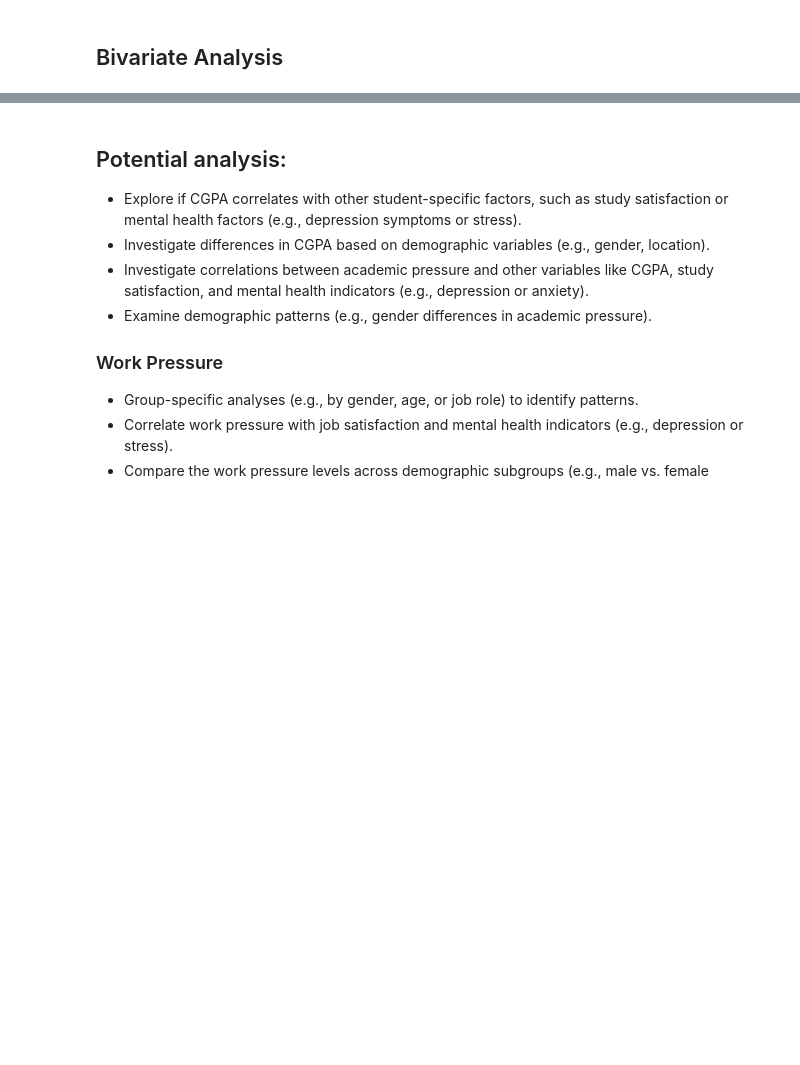
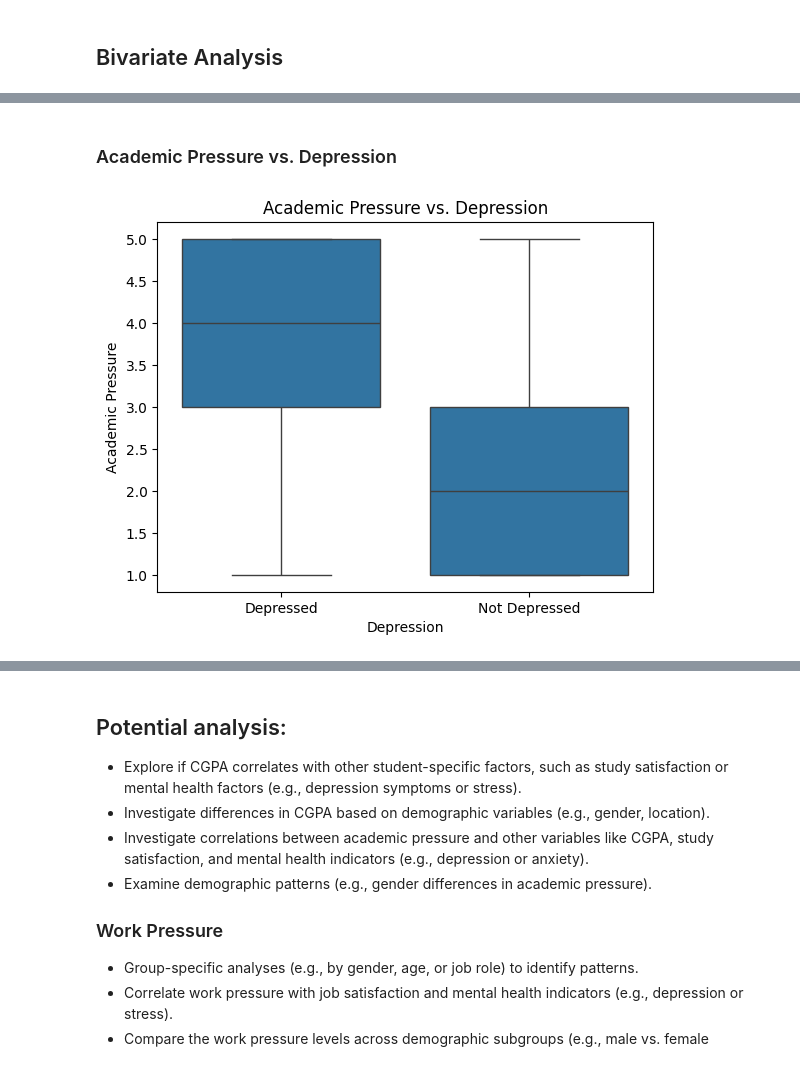
Before and after one commit to ktxdev/mind-matters, a Jupyter notebook: notebooks/train_eda.ipynb, the cells around one changed output, grey strips where cells are left out. Drawn from its saved outputs; the diff is of its cells as text; code cells hidden in the pictures; blank space fills up the shorter version.

```diff
--- a/notebooks/train_eda.ipynb
+++ b/notebooks/train_eda.ipynb
@@ -682,0 +696,6 @@ data = handle_categorical_outliers(data, columns=columns_to_handle_outliers, thr
+# %% [markdown]
+### Academic Pressure vs. Depression
+# %%
+plot_numerical_vs_categorical(data[data['Academic Pressure'] != -1], 'Academic Pressure', 'Depression')
+# %% [output]
+[figure, added]
```
Also changed, not shown: parts of 42 cells of this notebook, 2 other files.
